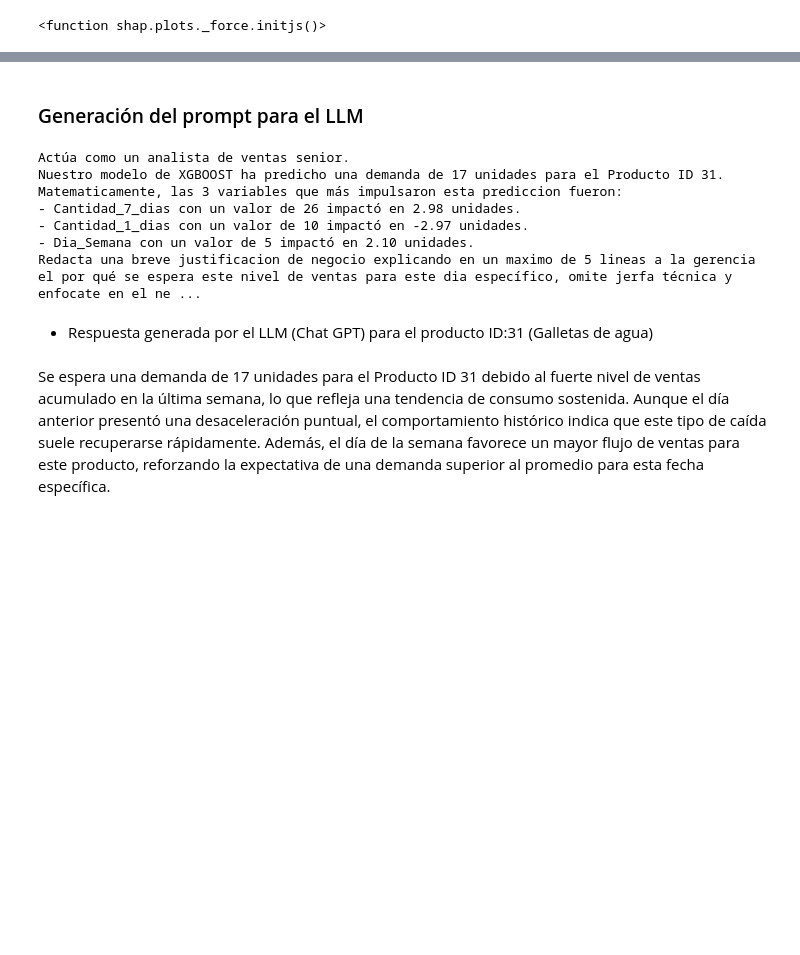
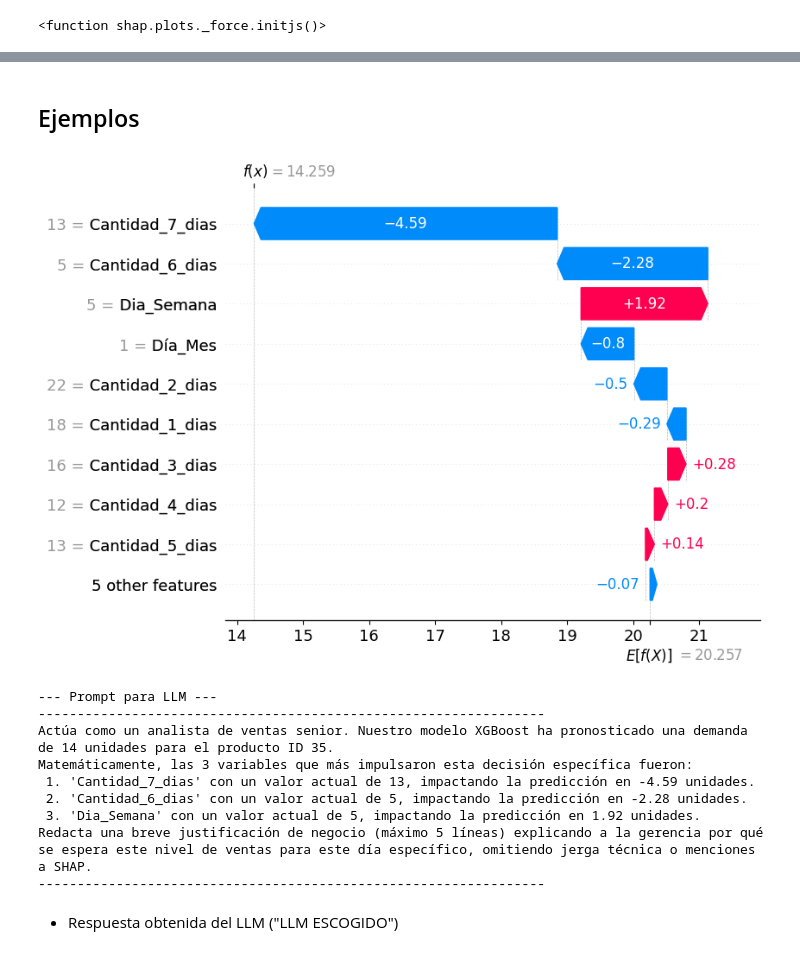
Before and after one commit to AndresEncalada/Predicci-n-de-demanda-para-Retail, a Jupyter notebook: notebooks/XAI.ipynb, the cells around one changed output, grey strips where cells are left out. Cells and saved outputs as stored; diff of their text form; code cells hidden in the pictures; blank space fills up the shorter version.

```diff
--- a/notebooks/XAI.ipynb
+++ b/notebooks/XAI.ipynb
@@ -39,15 +22,3 @@ plt.show()
 scaler = joblib.load('../models/scaler.pkl')
 X_test_r=scaler.inverse_transform(X_test_scaled)
 X_test_df = pd.DataFrame(X_test_r, columns=X_test_scaled.columns).round(0).astype(int)
-# Elegir una predicción específica para explicar
-indice_prediccion = 5
-producto_id = int(X_test_scaled.iloc[indice_prediccion]['ID_Producto'])
-
-# Gráfico de cascada (Waterfall)
-explicacion_local = shap.Explanation(
-    values = shap_values[indice_prediccion].values,       # El impacto matemático del XGBoost (No se toca)
-    base_values = shap_values[indice_prediccion].base_values, # El promedio base (No se toca)
-    data = X_test_df.iloc[indice_prediccion].values, # Los datos reales des-escalados (¡Lo que queremos ver!)
-    feature_names = X_test_df.columns.tolist()            # Nombres de las variables
-)
-shap.plots.waterfall(explicacion_local, max_display=10)
@@ -92,22 +121,24 @@ Top 3 motivos de esta decisión:
-# %% [markdown]
-### Generación del prompt para el LLM
-# %%
-#Justificación para LLm
-print("Actúa como un analista de ventas senior.")
-print(f"Nuestro modelo de XGBOOST ha predicho una demanda de {prediccion_final:.0f} unidades para el Producto ID {producto_id_real}.")
-print("Matematicamente, las 3 variables que más impulsaron esta prediccion fueron:")
-for index, row in top_3_explicacion.iterrows():
-    print(f"- {row['Variable']} con un valor de {row['Valor_Original']} impactó en {row['Impacto_en_Unidades_SHAP']:.2f} unidades.")
-print(("Redacta una breve justificacion de negocio explicando en un maximo de 5 lineas a la gerencia el por qué se espera este nivel de ventas para este dia específico, omite jerfa técnica y enfocate en el negocio."))
-# %% [output]
-Actúa como un analista de ventas senior.
-Nuestro modelo de XGBOOST ha predicho una demanda de 17 unidades para el Producto ID 31.
-Matematicamente, las 3 variables que más impulsaron esta prediccion fueron:
-- Cantidad_7_dias con un valor de 26 impactó en 2.98 unidades.
-- Cantidad_1_dias con un valor de 10 impactó en -2.97 unidades.
-- Dia_Semana con un valor de 5 impactó en 2.10 unidades.
-Redacta una breve justificacion de negocio explicando en un maximo de 5 lineas a la gerencia el por qué se espera este nivel de ventas para este dia específico, omite jerfa técnica y enfocate en el ne ...
-# %% [markdown]
-- Respuesta generada por el LLM (Chat GPT) para el producto ID:31 (Galletas de agua)
-# %% [markdown]
-Se espera una demanda de 17 unidades para el Producto ID 31 debido al fuerte nivel de ventas acumulado en la última semana, lo que refleja una tendencia de consumo sostenida. Aunque el día anterior presentó una desaceleración puntual, el comportamiento histórico indica que este tipo de caída suele recuperarse rápidamente. Además, el día de la semana favorece un mayor flujo de ventas para este producto, reforzando la expectativa de una demanda superior al promedio para esta fecha específica.
+# %% [markdown]
+## Ejemplos
+# %%
+"""
+El conjunto de testing tiene 2493 registros (0 a 2492)
+Los IDS disponibles en el conjunto: [31, 32, 33, 34, 35, 36, 37, 38]
+No todas las combinaciones de fecha + producto están disponibles en el conjunto de testing.
+Esto se debe a que, en series temporales no se pueden separar datos aleatorios, por lo que se tomo el 20% de los datos para test, tomando los ultimos registros según los IDs de producto
+Los argumentos mes y dia_semana son opcionales.
+"""
+explicar_prediccion_negocio(id_producto=35, mes=6, dia_semana=5)
+# %% [output]
+[figure, added]
+--- Prompt para LLM ---
+-----------------------------------------------------------------
+Actúa como un analista de ventas senior. Nuestro modelo XGBoost ha pronosticado una demanda de 14 unidades para el producto ID 35.
+Matemáticamente, las 3 variables que más impulsaron esta decisión específica fueron:
+ 1. 'Cantidad_7_dias' con un valor actual de 13, impactando la predicción en -4.59 unidades.
+ 2. 'Cantidad_6_dias' con un valor actual de 5, impactando la predicción en -2.28 unidades.
+ 3. 'Dia_Semana' con un valor actual de 5, impactando la predicción en 1.92 unidades.
+Redacta una breve justificación de negocio (máximo 5 líneas) explicando a la gerencia por qué se espera este nivel de ventas para este día específico, omitiendo jerga técnica o menciones a SHAP.
+-----------------------------------------------------------------
+# %% [markdown]
+- Respuesta obtenida del LLM ("LLM ESCOGIDO")
```
Also changed, not shown: parts of 8 cells of this notebook.
